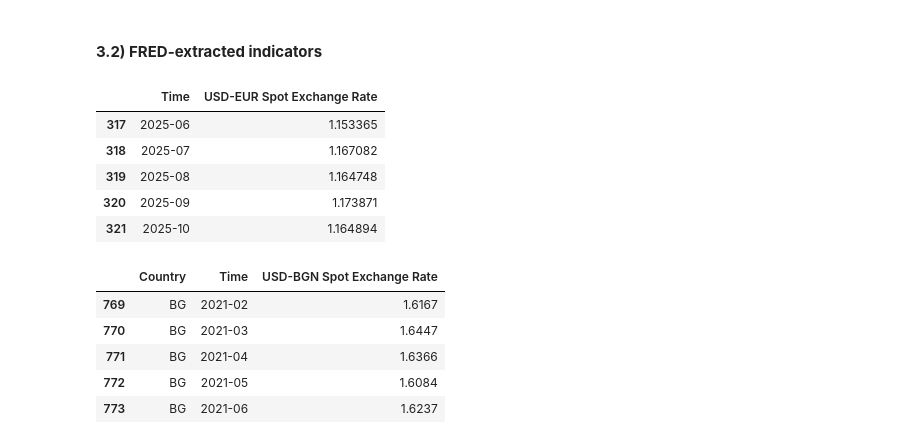
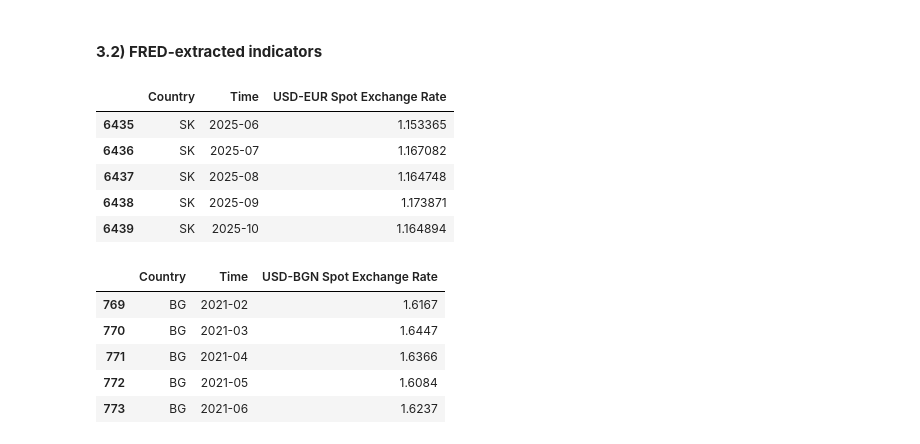
Before and after one commit to EliaLand/PSTR_Financial_Econometrics, a Jupyter notebook: data_fetcher/main.ipynb, the cells around one changed output. Drawn from its saved outputs; the diff is of its cells as text; code cells hidden in the pictures.

```diff
--- a/data_fetcher/main.ipynb
+++ b/data_fetcher/main.ipynb
@@ -179,25 +179,34 @@ EURO_HICP_m_raw.tail()
 # %%
 # US-EUR exchange rate, U.S. Dollars to One Euro (initially daily, converted to monthly, non-seasonally adjusted, 1999-01, 2025-10)
 # https://fred.stlouisfed.org/series/DEXUSEU
 EXUSEU_d_raw = fetch_FRED("DEXUSEU")
 EXUSEU_d_raw = EXUSEU_d_raw.rename(columns=
         {"date": "Time",
          "DEXUSEU": "USD-EUR Spot Exchange Rate"
 })
 
 # Aggregation (dimension from daily to monthly)
 EXUSEU_d_raw = EXUSEU_d_raw.set_index("Time")
 EXUSEU_m_raw = EXUSEU_d_raw.resample("M").mean().reset_index()
 EXUSEU_m_raw["Time"] = EXUSEU_m_raw["Time"].dt.to_period("M").astype(str)
 
+# Extension to every Euro-adopting country
+euro_countries = [
+    "BE", "DE", "EE", "IE", "EL", "ES", "FR",
+    "HR", "IT", "CY", "LV", "LT", "LU", "MT",
+    "NL", "AT", "PT", "SI", "SK", "FI"
+]
+EXUSEU_m_raw = (EXUSEU_m_raw.assign(key=1).merge(pd.DataFrame({"Country": euro_countries, "key": 1}), on="key").drop("key", axis=1)).sort_values(["Country", "Time"]).reset_index(drop=True)
+EXUSEU_m_raw = EXUSEU_m_raw[["Country", "Time", "USD-EUR Spot Exchange Rate"]]
+
 EXUSEU_m_raw.tail()
 # %% [output]
-|  | Time | USD-EUR Spot Exchange Rate |
-| 317 | 2025-06 | 1.153365 |
-| 318 | 2025-07 | 1.167082 |
-| 319 | 2025-08 | 1.164748 |
-| 320 | 2025-09 | 1.173871 |
-| 321 | 2025-10 | 1.164894 |
+|  | Country | Time | USD-EUR Spot Exchange Rate |
+| 6435 | SK | 2025-06 | 1.153365 |
+| 6436 | SK | 2025-07 | 1.167082 |
+| 6437 | SK | 2025-08 | 1.164748 |
+| 6438 | SK | 2025-09 | 1.173871 |
+| 6439 | SK | 2025-10 | 1.164894 |
 # %%
 # US-BGN exchange rate, U.S. Dollars to One Bulgarian Lev (monthly, non-seasonally adjusted, 1960-01, 2021-06)
 # https://fred.stlouisfed.org/series/BGRCCUSMA02STM
```
Also changed, not shown: parts of 4 cells of this notebook, 9 other files.
